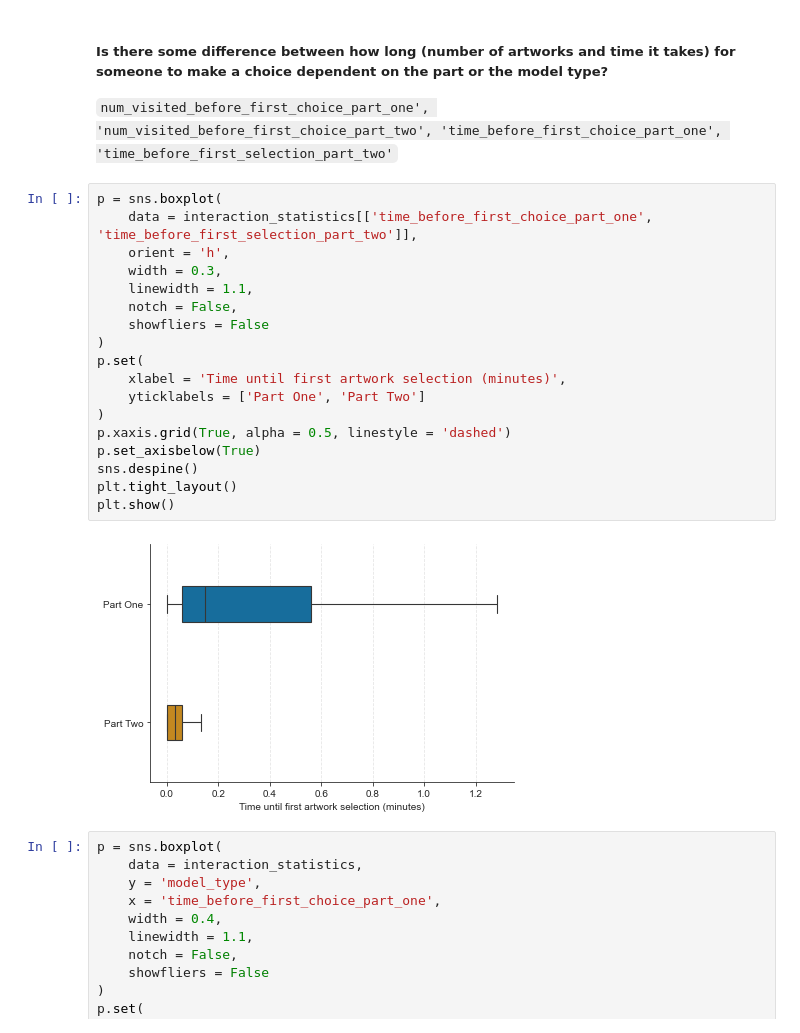
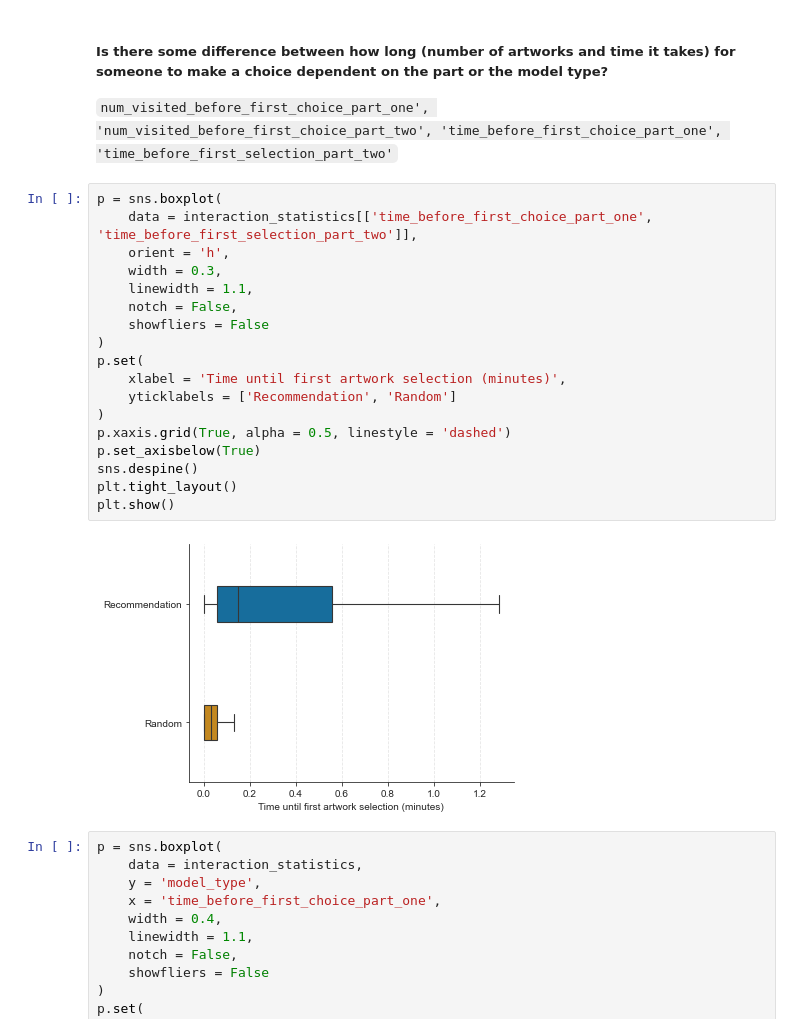
Before and after one commit to MuseRec/analytics, a Jupyter notebook: notebooks/interactions.ipynb, the cells around one changed output. Drawn from its saved outputs; the diff is of its cells as text.

Commit message:
corrected y-axis in some plots (deleted part signifier)

```diff
--- a/notebooks/interactions.ipynb
+++ b/notebooks/interactions.ipynb
@@ -234,23 +234,23 @@ plt.show()
 # %%
 p = sns.boxplot(
     data = interaction_statistics[['time_before_first_choice_part_one', 'time_before_first_selection_part_two']],
     orient = 'h',
     width = 0.3,
     linewidth = 1.1,
     notch = False,
     showfliers = False
 )
 p.set(
     xlabel = 'Time until first artwork selection (minutes)',
-    yticklabels = ['Part One', 'Part Two']
+    yticklabels = ['Recommendation', 'Random']
 )
 p.xaxis.grid(True, alpha = 0.5, linestyle = 'dashed')
 p.set_axisbelow(True)
 sns.despine()
 plt.tight_layout()
 plt.show()
 # %% [output]
-[figure, old version]
+[figure, new version]
 # %%
 p = sns.boxplot(
     data = interaction_statistics,
```
Also changed, not shown: parts of 7 cells of this notebook.
